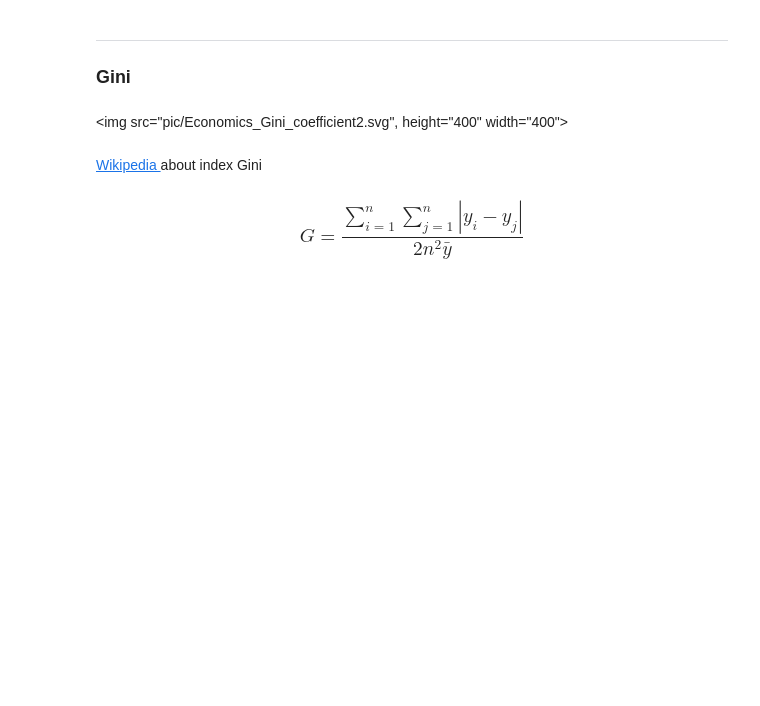
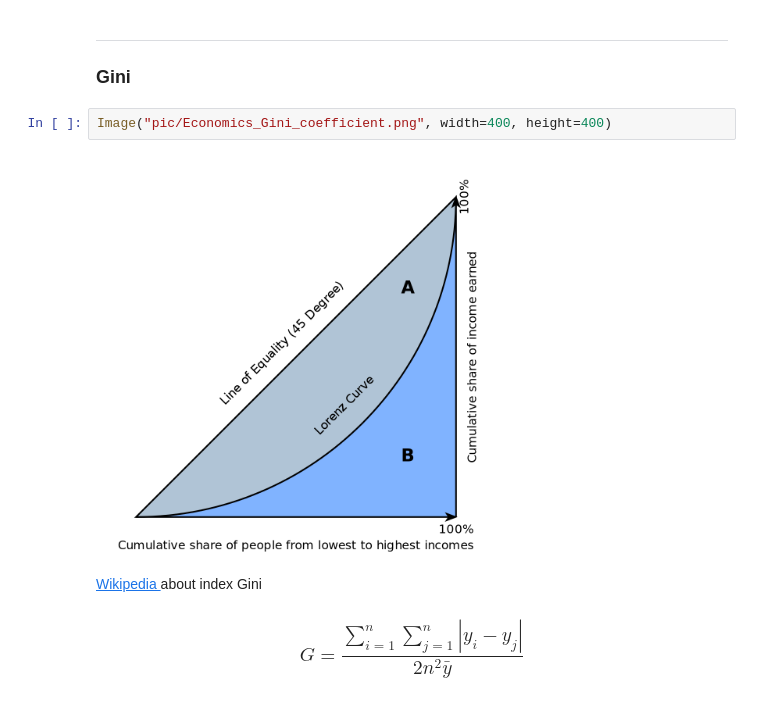
Before and after one commit to ml-mipt/ml-mipt-part1, a Jupyter notebook: 2017/seminars/04-trees/496/seminar_4.ipynb, the cells around one changed output. Cells and saved outputs as stored; diff of their text form; blank space fills up the shorter version.

```diff
--- a/2017/seminars/04-trees/496/seminar_4.ipynb
+++ b/2017/seminars/04-trees/496/seminar_4.ipynb
@@ -150,8 +146,10 @@ where $\ell$ and $r$ are indexes of left and right nodes
 # %% [markdown]
 ---------
 ### Gini
-# %% [markdown]
-<img src="pic/Economics_Gini_coefficient2.svg", height="400" width="400">
+# %%
+Image("pic/Economics_Gini_coefficient.png", width=400, height=400)
+# %% [output]
+[figure, added]
 # %% [markdown]
 <a href="https://ru.wikipedia.org/wiki/%D0%9A%D0%BE%D1%8D%D1%84%D1%84%D0%B8%D1%86%D0%B8%D0%B5%D0%BD%D1%82_%D0%94%D0%B6%D0%B8%D0%BD%D0%B8">Wikipedia </a> about index Gini
 
```
Also changed, not shown: parts of 19 cells of this notebook.
